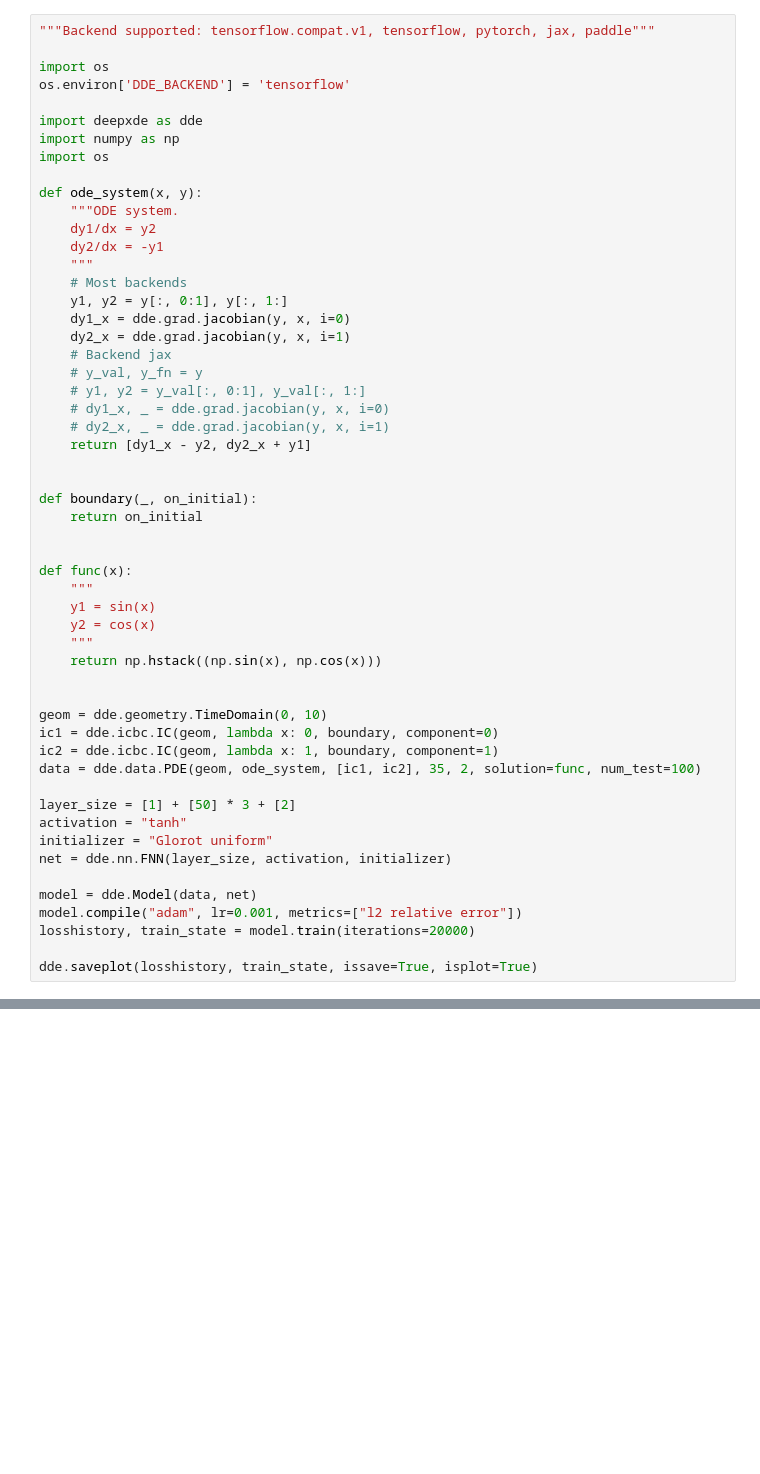
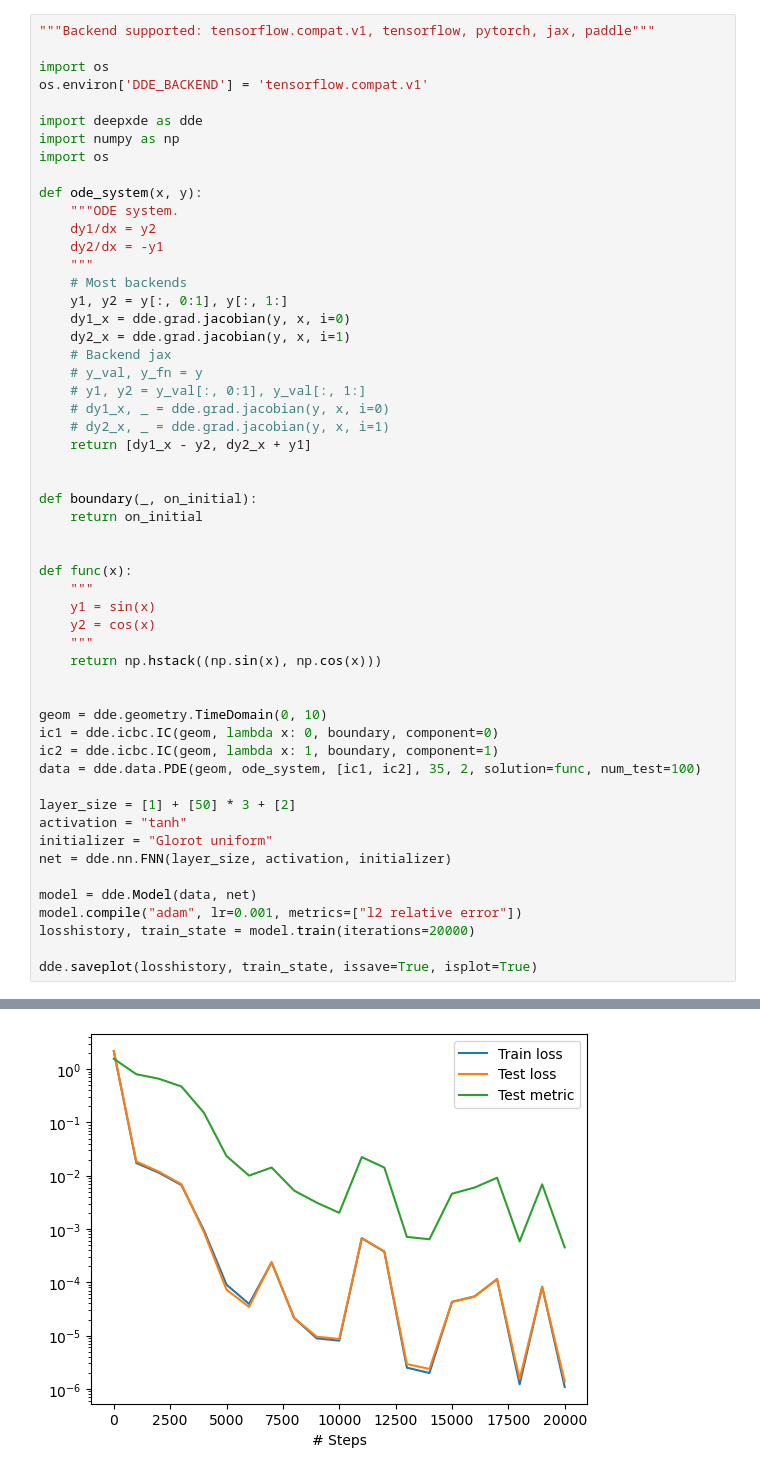
Before and after one commit to Daniel19993099/PINN_testing, a Jupyter notebook: PINN_0.1.3.ipynb, the cells around one changed output, grey strips where cells are left out. Saved outputs shown, nothing was run; the diff lists cells and outputs as text; blank space fills up the shorter version.

```diff
--- a/PINN_0.1.3.ipynb
+++ b/PINN_0.1.3.ipynb
@@ -2,7 +2,7 @@
 """Backend supported: tensorflow.compat.v1, tensorflow, pytorch, jax, paddle"""
 
 import os
-os.environ['DDE_BACKEND'] = 'tensorflow'
+os.environ['DDE_BACKEND'] = 'tensorflow.compat.v1'
 
 import deepxde as dde
 import numpy as np
@@ -56,0 +84 @@ Error:
+[figure, added]
```
Also changed, not shown: parts of 2 cells of this notebook, 3 other files.
